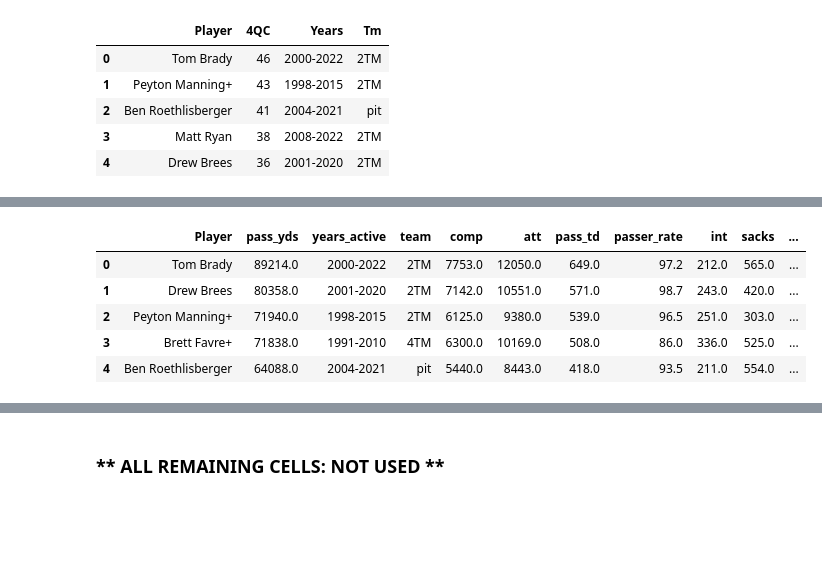
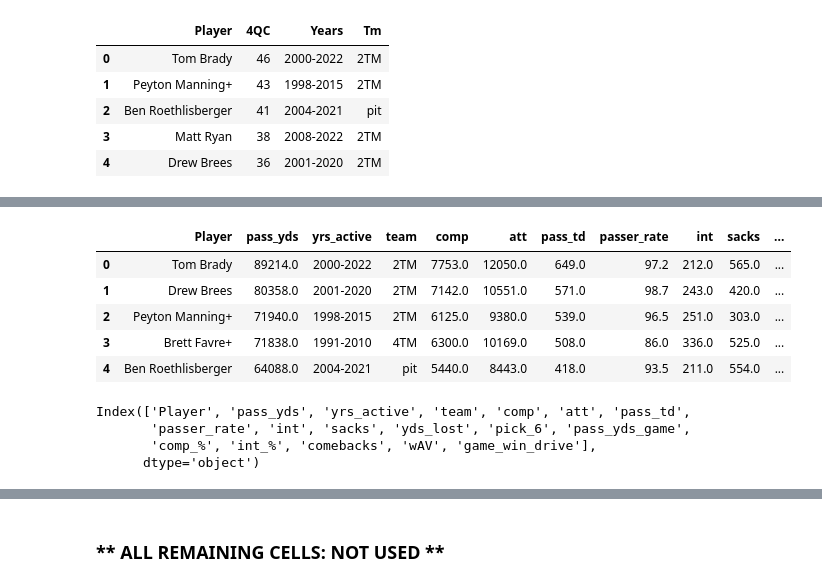
Before and after one commit to willablackmon/nfl_quarterback_draft, a Jupyter notebook: data_sourcing/pro_ref_stats.ipynb, the cells around one changed output, grey strips where cells are left out. Saved outputs shown, nothing was run; the diff lists cells and outputs as text; code cells hidden in the pictures; blank space fills up the shorter version.

```diff
--- a/data_sourcing/pro_ref_stats.ipynb
+++ b/data_sourcing/pro_ref_stats.ipynb
@@ -58,6 +58,7 @@ url_list = [ 'https://www.pro-football-reference.com/leaders/pass_yds_career.htm
             ,'https://www.pro-football-reference.com/leaders/pass_int_perc_career.htm'
             ,'https://www.pro-football-reference.com/leaders/gwd_career.htm'
             ,'https://www.pro-football-reference.com/leaders/comebacks_career.htm'
+            ,'https://www.pro-football-reference.com/leaders/career_av_career.htm'
 ]
 
 # Dictionary to store each DataFrame
@@ -289,19 +289,24 @@ None
 # %%
 # map old column names to new more column names
 merged_df.columns
 old_cols = ['Player', 'Yds_x', 'Years', 'Tm', 'Cmp', 'Att', 'TD', 'Rate', 'Int', \
        'Sk', 'Yds_y', 'Pick6', 'Y/G', 'Cmp%', 'Int%', '4QC', 'GWD']
-new_cols = ['Player', 'pass_yds', 'years_active', 'team', 'comp', 'att', 'pass_td', 'passer_rate', 'int', \
-       'sacks', 'lost_yards', 'pick_6', 'pass_yards_game', 'comp_%', 'int_%', 'comebacks', 'game_win_drive']
+new_cols = ['Player', 'pass_yds', 'yrs_active', 'team', 'comp', 'att', 'pass_td', 'passer_rate', 'int', \
+       'sacks', 'yds_lost', 'pick_6', 'pass_yds_game', 'comp_%', 'int_%', 'comebacks', 'game_win_drive']
 
 # Create lists into dictionary
 columns_mapping = dict(zip(old_cols, new_cols))
 career_stats_df = merged_df.rename(columns= columns_mapping)
-career_stats_df.head()
+display(career_stats_df.head())
+career_stats_df.columns
 # %% [output]
-|  | Player | pass_yds | years_active | team | comp | att | pass_td | passer_rate | int | sacks | ... |
+|  | Player | pass_yds | yrs_active | team | comp | att | pass_td | passer_rate | int | sacks | ... |
 | 0 | Tom Brady | 89214.0 | 2000-2022 | 2TM | 7753.0 | 12050.0 | 649.0 | 97.2 | 212.0 | 565.0 | ... |
 | 1 | Drew Brees | 80358.0 | 2001-2020 | 2TM | 7142.0 | 10551.0 | 571.0 | 98.7 | 243.0 | 420.0 | ... |
 | 2 | Peyton Manning+ | 71940.0 | 1998-2015 | 2TM | 6125.0 | 9380.0 | 539.0 | 96.5 | 251.0 | 303.0 | ... |
 | 3 | Brett Favre+ | 71838.0 | 1991-2010 | 4TM | 6300.0 | 10169.0 | 508.0 | 86.0 | 336.0 | 525.0 | ... |
 | 4 | Ben Roethlisberger | 64088.0 | 2004-2021 | pit | 5440.0 | 8443.0 | 418.0 | 93.5 | 211.0 | 554.0 | ... |
+Index(['Player', 'pass_yds', 'yrs_active', 'team', 'comp', 'att', 'pass_td',
+       'passer_rate', 'int', 'sacks', 'yds_lost', 'pick_6', 'pass_yds_game',
+       'comp_%', 'int_%', 'comebacks', 'wAV', 'game_win_drive'],
+      dtype='object')
```
Also changed, not shown: parts of 9 cells of this notebook, 7 other files.
